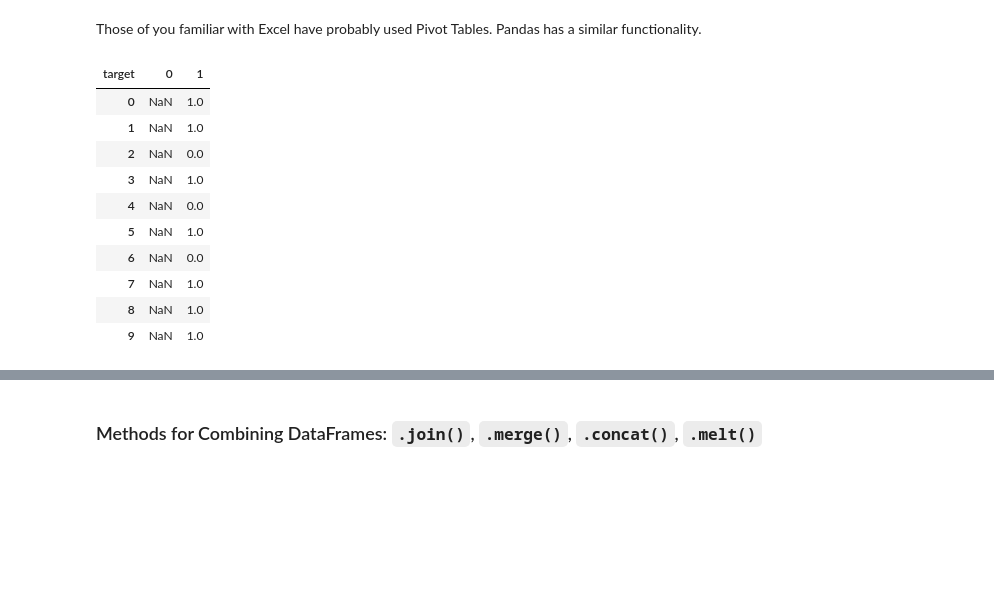
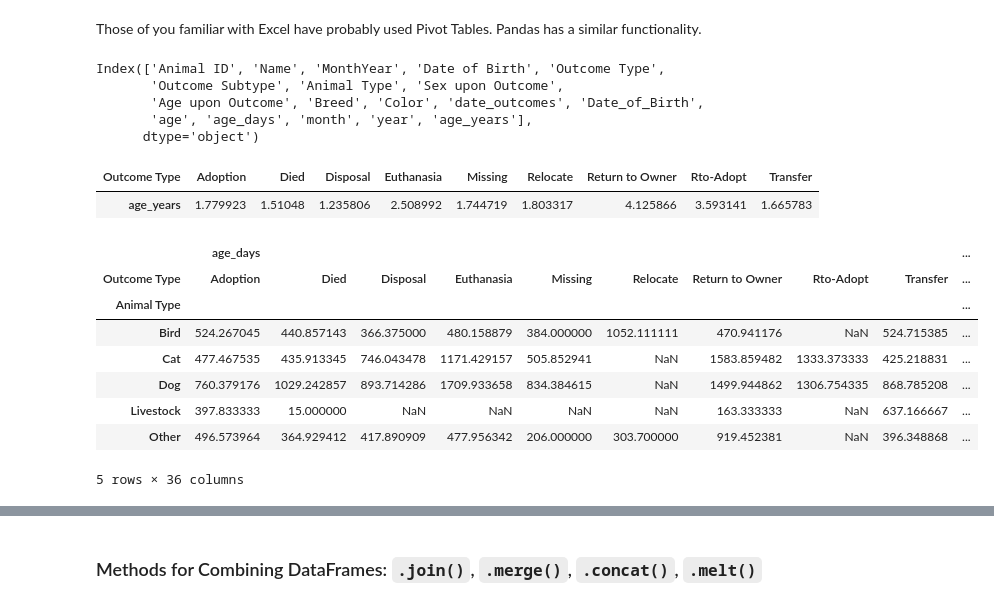
Before and after one commit to michellejkim/dc-ds-071519, a Jupyter notebook: 1-Module/week-2/day-6-pandas-part-2/manipulating_data_with_pandas-MJK.ipynb, the cells around one changed output, grey strips where cells are left out. Drawn from its saved outputs; the diff is of its cells as text; code cells hidden in the pictures; blank space fills up the shorter version.

```diff
--- a/1-Module/week-2/day-6-pandas-part-2/manipulating_data_with_pandas-MJK.ipynb
+++ b/1-Module/week-2/day-6-pandas-part-2/manipulating_data_with_pandas-MJK.ipynb
@@ -438,8 +474,10 @@ animal_outcomes['age'] = animal_outcomes['date_outcomes'] - animal_outcomes['Dat
 # %%
-animal_outcomes['age_days'] = animal_outcomes['age'].dt.days
+#animal_outcomes['AgeOutcomeYears'] = animal_outcomes['AgeOutcomeDays']/365
+# This doesn't work. Datetime doesn't support a year because a year is not statically defined. This will stay as days.
+#animal_outcomes.drop(columns = 'AgeOutcomeYears',inplace = True)
 
 # handles the datetime objects very well. it automatically adjusts for days, even time!
 # can you change the precision of this output? yes, many dt methods now available.
 # %%
 # let's drop ugly, inconvenient columns
-animal_outcomes.drop(columns = ['MonthYear','Age upon Outcome'])
+animal_outcomes.drop(columns = ['Age upon Outcome'],inplace = True)
@@ -552,4 +589,4 @@ Name: age_days, dtype: float64
 - Create new columns `year` and `month` by using a lambda function x.year on date
 - Use `groupby` and `.size()` to tell me how many animals are adopted by month
 # %%
-animal_outcomes['month'] = animal_outcomes.date_outcomes.map(lambda x : x.month)
+animal_outcomes['outcome_month'] = animal_outcomes.date_outcomes.map(lambda x : x.month)
@@ -565,3 +593,5 @@ Name: month, dtype: int64
+# %%
+animal_outcomes['outcome_year'] = animal_outcomes.date_outcomes.map(lambda x : x.year)
 # %%
 animal_outcomes['year'].value_counts()# how many animals adopted each year?
 # %% [output]
@@ -591,17 +666,30 @@ dtype: int64
 ### `.pivot()`
 # %% [markdown]
 Those of you familiar with Excel have probably used Pivot Tables. Pandas has a similar functionality.
+# %%
+animal_outcomes.columns
+# %% [output]
+Index(['Animal ID', 'Name', 'MonthYear', 'Date of Birth', 'Outcome Type',
+       'Outcome Subtype', 'Animal Type', 'Sex upon Outcome',
+       'Age upon Outcome', 'Breed', 'Color', 'date_outcomes', 'Date_of_Birth',
+       'age', 'age_days', 'month', 'year', 'age_years'],
+      dtype='object')
+# %%
+animal_outcomes.pivot_table(columns = 'Outcome Type',values = 'age_years')
+# %% [output]
+| Outcome Type | Adoption | Died | Disposal | Euthanasia | Missing | Relocate | Return to Owner | Rto-Adopt | Transfer |
+| age_years | 1.779923 | 1.51048 | 1.235806 | 2.508992 | 1.744719 | 1.803317 | 4.125866 | 3.593141 | 1.665783 |
 # %%
-uci.pivot(values = 'sex', columns = 'target').head(10)# this sorts out the values (sex) as a function of another variable (columns are the values of target)
+animal_outcomes.pivot_table(columns = 'Outcome Type',index = 'Animal Type',aggfunc = 'mean')
+# this sorts out the values (sex) as a function of another variable (columns are the values of target)
+# basically sorts out data and performs a function on the cross sections
 # %% [output]
-| target | 0 | 1 |
-| 0 | NaN | 1.0 |
-| 1 | NaN | 1.0 |
-| 2 | NaN | 0.0 |
-| 3 | NaN | 1.0 |
-| 4 | NaN | 0.0 |
-| 5 | NaN | 1.0 |
-| 6 | NaN | 0.0 |
-| 7 | NaN | 1.0 |
-| 8 | NaN | 1.0 |
-| 9 | NaN | 1.0 |
+|  | age_days |  |  |  |  |  |  |  |  | ... |
+| Outcome Type | Adoption | Died | Disposal | Euthanasia | Missing | Relocate | Return to Owner | Rto-Adopt | Transfer | ... |
+| Animal Type |  |  |  |  |  |  |  |  |  | ... |
+| Bird | 524.267045 | 440.857143 | 366.375000 | 480.158879 | 384.000000 | 1052.111111 | 470.941176 | NaN | 524.715385 | ... |
+| Cat | 477.467535 | 435.913345 | 746.043478 | 1171.429157 | 505.852941 | NaN | 1583.859482 | 1333.373333 | 425.218831 | ... |
+| Dog | 760.379176 | 1029.242857 | 893.714286 | 1709.933658 | 834.384615 | NaN | 1499.944862 | 1306.754335 | 868.785208 | ... |
+| Livestock | 397.833333 | 15.000000 | NaN | NaN | NaN | NaN | 163.333333 | NaN | 637.166667 | ... |
+| Other | 496.573964 | 364.929412 | 417.890909 | 477.956342 | 206.000000 | 303.700000 | 919.452381 | NaN | 396.348868 | ... |
+5 rows × 36 columns
```
Also changed, not shown: parts of 51 cells of this notebook, 3 other files.
